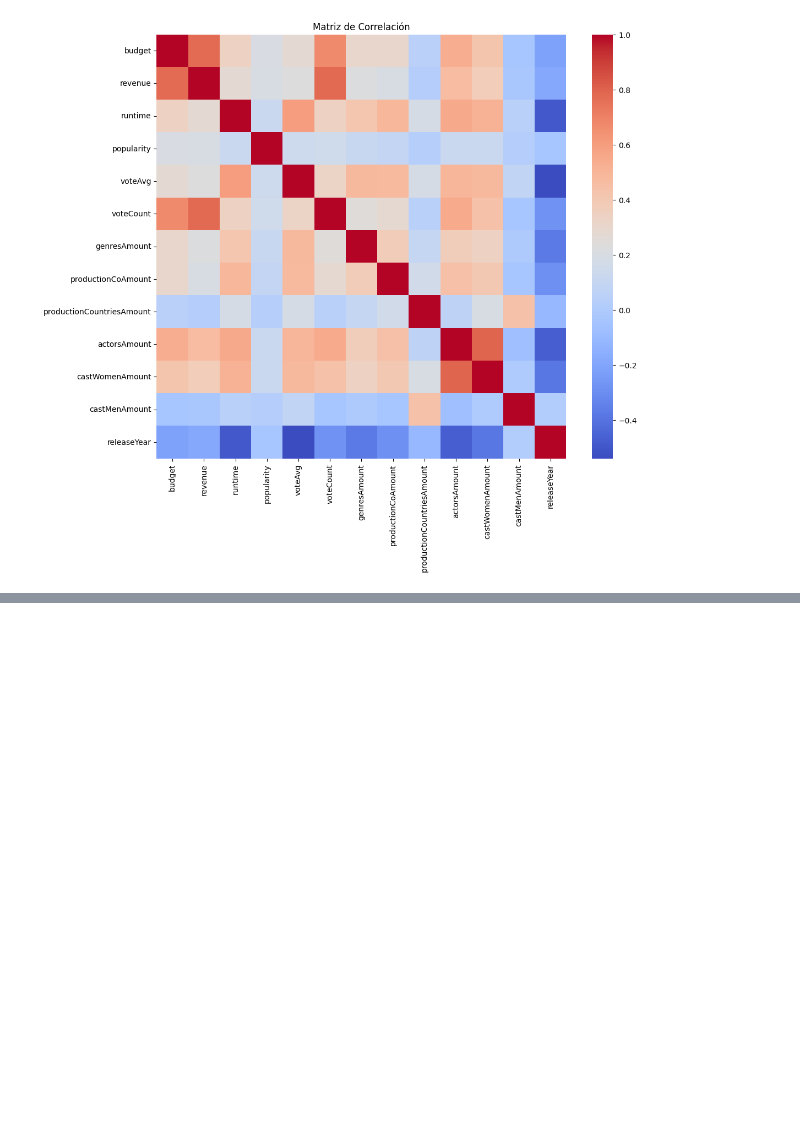
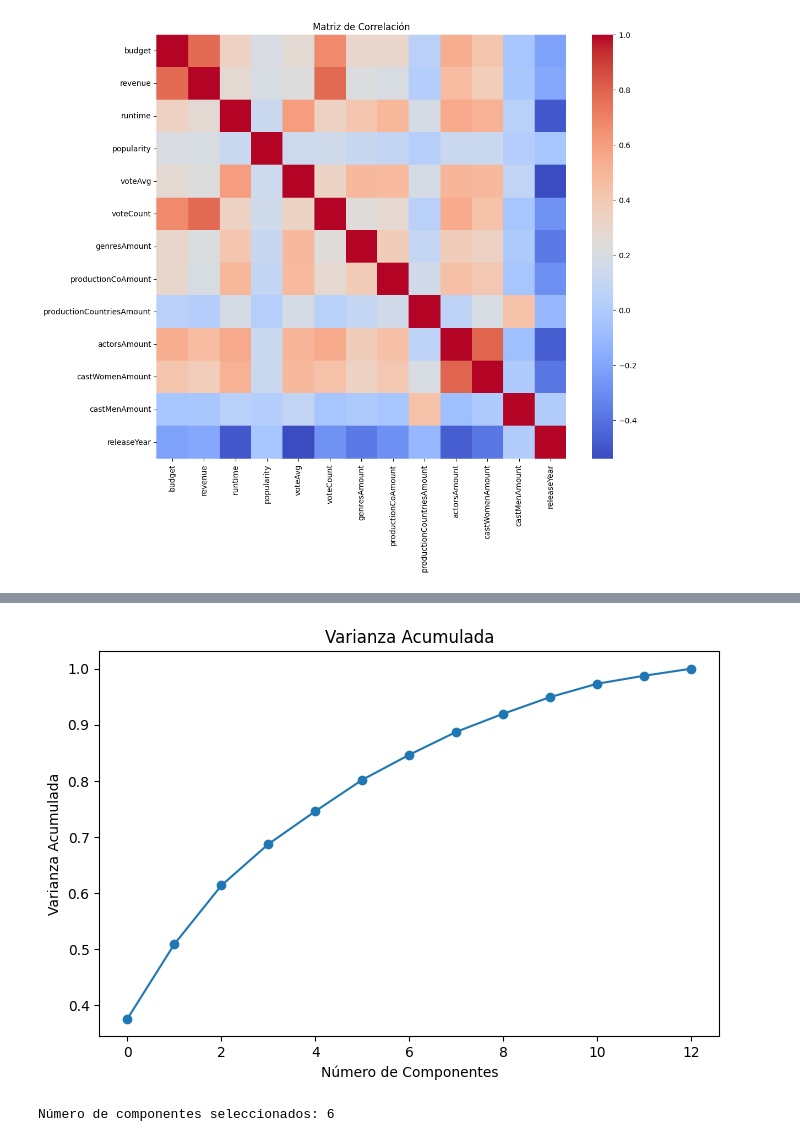
Before and after one commit to Ninaswiftie09/Mineria-de-Datos, a Jupyter notebook: pca.ipynb, the cells around one changed output, grey strips where cells are left out. Cells and saved outputs as stored; diff of their text form; code cells hidden in the pictures; blank space fills up the shorter version.

```diff
--- a/pca.ipynb
+++ b/pca.ipynb
@@ -91,0 +142,28 @@ plt.show()
+# %%
+# ===============================
+# 11. VARIANZA ACUMULADA
+# ===============================
+
+plt.figure(figsize=(8,5))
+plt.plot(np.cumsum(explained_variance), marker='o')
+plt.xlabel('Número de Componentes')
+plt.ylabel('Varianza Acumulada')
+plt.title('Varianza Acumulada')
+plt.show()
+# %% [output]
+[figure, added]
+# %%
+# ===============================
+# 12. SELECCIÓN DE COMPONENTES
+# ===============================
+
+var_acumulada = np.cumsum(explained_variance)
+
+n_componentes = np.argmax(var_acumulada >= 0.80) + 1
+
+print("Número de componentes seleccionados:", n_componentes)
+
+pca_final = PCA(n_components=n_componentes)
+principal_components = pca_final.fit_transform(df_scaled)
+# %% [output]
+Número de componentes seleccionados: 6
```
Also changed, not shown: parts of 7 cells of this notebook.
